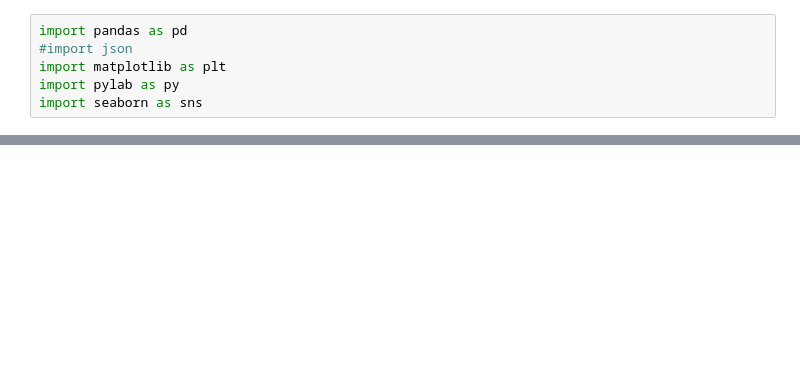
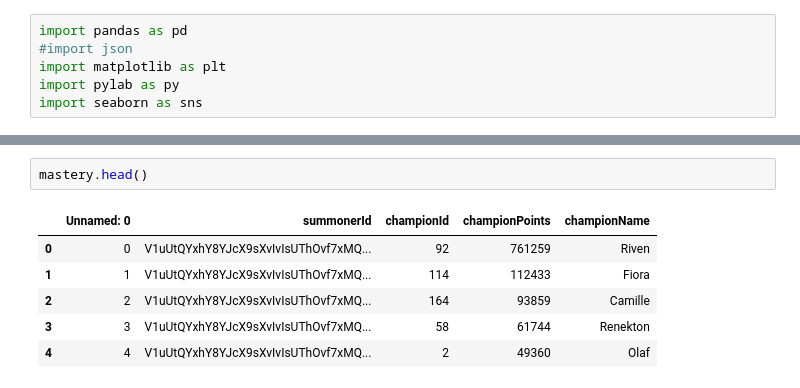
Before and after one commit to pzeng718/Predict-league-of-legends-match-outcome, a Jupyter notebook: Visualizations.ipynb, the cells around one changed output, grey strips where cells are left out. Saved outputs shown, nothing was run; the diff lists cells and outputs as text; blank space fills up the shorter version.

```diff
--- a/Visualizations.ipynb
+++ b/Visualizations.ipynb
@@ -22,3 +22,12 @@ tempPlayers.head()
+# %%
+mastery.head()
+# %% [output]
+|  | Unnamed: 0 | summonerId | championId | championPoints | championName |
+| 0 | 0 | V1uUtQYxhY8YJcX9sXvIvIsUThOvf7xMQ... | 92 | 761259 | Riven |
+| 1 | 1 | V1uUtQYxhY8YJcX9sXvIvIsUThOvf7xMQ... | 114 | 112433 | Fiora |
+| 2 | 2 | V1uUtQYxhY8YJcX9sXvIvIsUThOvf7xMQ... | 164 | 93859 | Camille |
+| 3 | 3 | V1uUtQYxhY8YJcX9sXvIvIsUThOvf7xMQ... | 58 | 61744 | Renekton |
+| 4 | 4 | V1uUtQYxhY8YJcX9sXvIvIsUThOvf7xMQ... | 2 | 49360 | Olaf |
 # %%
 alist = list(mastery['championName'])
 adict = dict((x,alist.count(x)) for x in set(alist))
```
Also changed, not shown: parts of 11 cells of this notebook, 3 other files.
